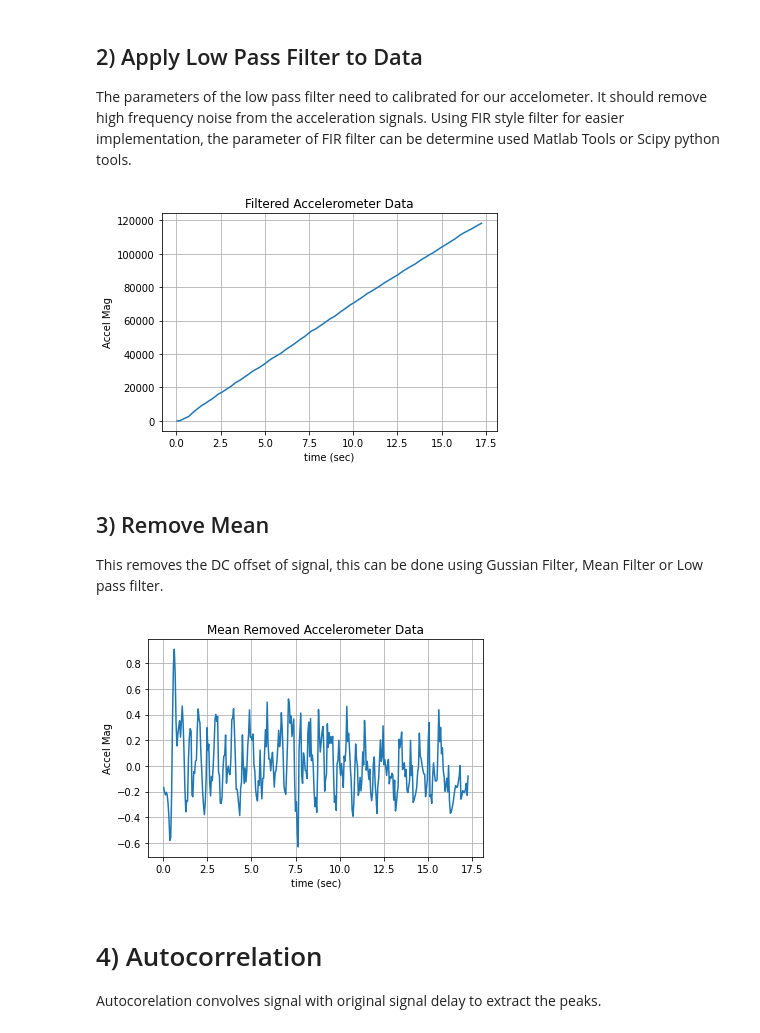
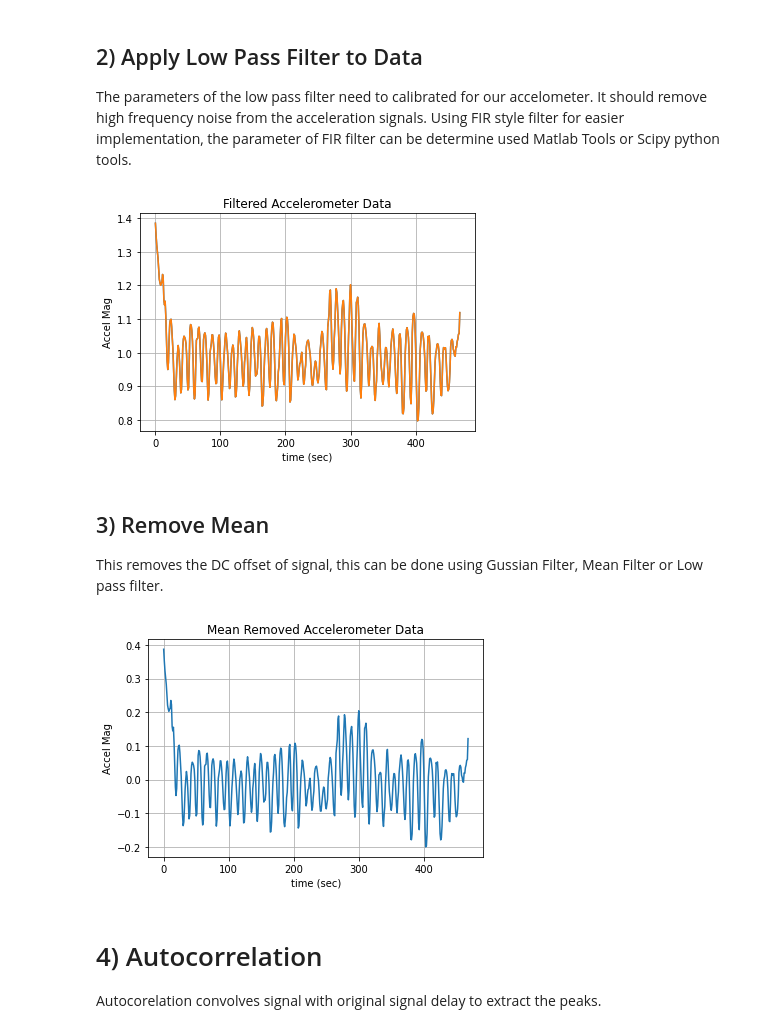
Before and after one commit to KingMatty314/TinyPicoHealthWatch, a Jupyter notebook: notebooks/Pedometer.ipynb, the cells around one changed output. Drawn from its saved outputs; the diff is of its cells as text; code cells hidden in the pictures.

```diff
--- a/notebooks/Pedometer.ipynb
+++ b/notebooks/Pedometer.ipynb
@@ -22,13 +16,15 @@ import pandas as pd
 import matplotlib.pyplot as plt
 %matplotlib inline
 
-data = pd.read_csv("data/walking/trail2.csv")
+data = pd.read_csv("data/walking/trail5.csv")
 time = data.iloc[:, 0].values
 accelx = data.iloc[:, 1].values
 accely = data.iloc[:, 2].values
 accelz = data.iloc[:, 3].values
-steps = data.iloc[:, 5].values[0]
+steps = data.iloc[:, 4].values[0]
 print("Num Steps: " + str(steps))
+print("Num Samples: " + str(len(accelx)))
+print("Delta Time: " + str(time[0]))
 
 # the theroetical max sampling time of the MPU is 1kHz
 mag = []
@@ -49,22 +47,32 @@ Num Steps: 32.0
 
 The parameters of the low pass filter need to calibrated for our accelometer. It should remove high frequency noise from the acceleration signals. Using FIR style filter for easier implementation, the parameter of FIR filter can be determine used Matlab Tools or Scipy python tools.
 # %%
-lpf = [];
-temp_lpf = 0.0;
-for i, m in enumerate(mag):
-    for j, f in enumerate(lpf_coeffs):
-        if i-j >= 0:
-            temp_lpf += float(f*mag[i-j])
-    lpf.append(temp_lpf)
+import numpy as np
 
-plt.plot(time, lpf)
+
+
+def lpf(x, omega_c, T):
+    N = len(x)-1
+    y = x
+    alpha = (2-T*omega_c)/(2+T*omega_c)
+    beta = T*omega_c/(2+T*omega_c)
+    for k in range(1, N):
+        y[k] = alpha*y[k-1] + beta*(x[k]+x[k-1])
+    return y
+
+omega = 2.0 * np.pi * (2) / 2.0                 # Cut-off Frequency
+T = 0.05                   # Sampling time
+
+lpf_mag = lpf(mag, omega, T)
+plt.plot(time, lpf_mag)
+plt.plot(time, mag)
 plt.xlabel("time (sec)")
 plt.ylabel("Accel Mag")
 plt.title("Filtered Accelerometer Data")
 plt.grid()
 plt.show()
 # %% [output]
-[figure, old version]
+[figure, new version]
 # %% [markdown]
 ## 3) Remove Mean
 
@@ -84,7 +92,7 @@ plt.title("Mean Removed Accelerometer Data")
 plt.grid()
 plt.show()
 # %% [output]
-[figure, old version]
+[figure, new version]
 # %% [markdown]
 # 4) Autocorrelation
 
```
Also changed, not shown: parts of 10 cells of this notebook, 3 other files.
